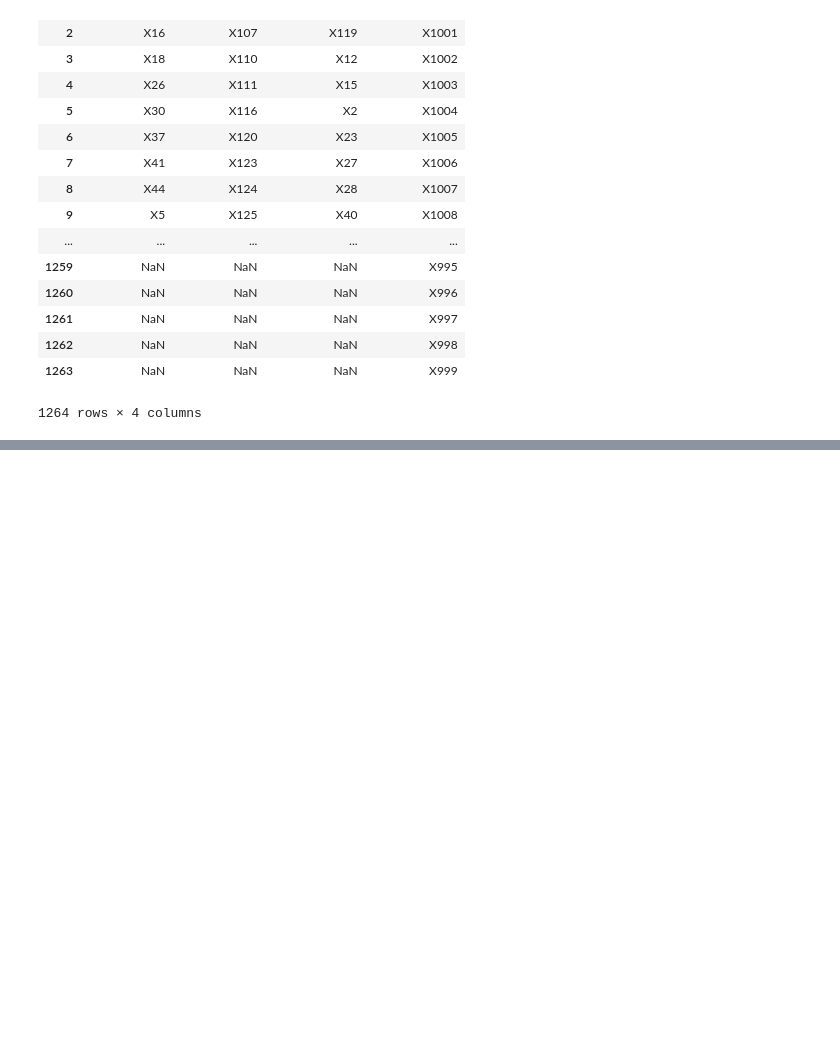
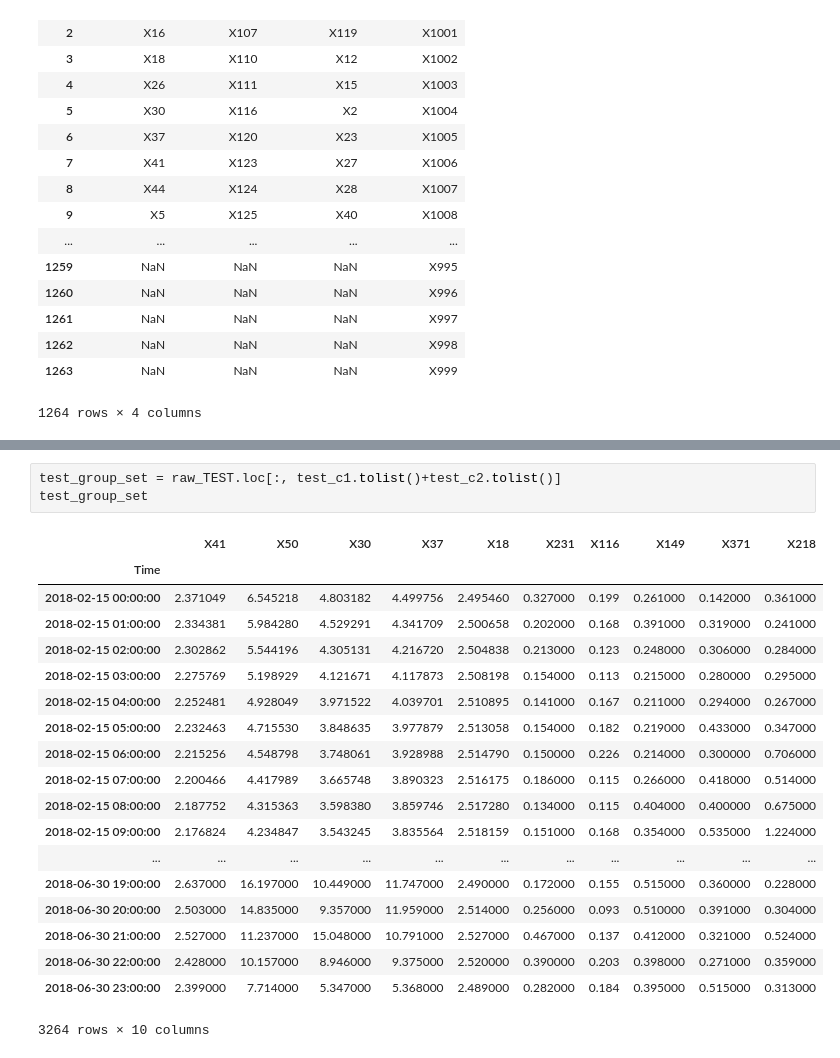
Before and after one commit to yagippi27/DACON_CONTEST_2019, a Jupyter notebook: SUHYUN/LSTM after clustering.ipynb, the cells around one changed output, grey strips where cells are left out. Cells and saved outputs as stored; diff of their text form; blank space fills up the shorter version.

```diff
--- a/SUHYUN/LSTM after clustering.ipynb
+++ b/SUHYUN/LSTM after clustering.ipynb
@@ -194,0 +115,23 @@ test_group_set.sort_index()
+# %%
+test_group_set = raw_TEST.loc[:, test_c1.tolist()+test_c2.tolist()]
+test_group_set
+# %% [output]
+|  | X41 | X50 | X30 | X37 | X18 | X231 | X116 | X149 | X371 | X218 |
+| Time |  |  |  |  |  |  |  |  |  |  |
+| 2018-02-15 00:00:00 | 2.371049 | 6.545218 | 4.803182 | 4.499756 | 2.495460 | 0.327000 | 0.199 | 0.261000 | 0.142000 | 0.361000 |
+| 2018-02-15 01:00:00 | 2.334381 | 5.984280 | 4.529291 | 4.341709 | 2.500658 | 0.202000 | 0.168 | 0.391000 | 0.319000 | 0.241000 |
+| 2018-02-15 02:00:00 | 2.302862 | 5.544196 | 4.305131 | 4.216720 | 2.504838 | 0.213000 | 0.123 | 0.248000 | 0.306000 | 0.284000 |
+| 2018-02-15 03:00:00 | 2.275769 | 5.198929 | 4.121671 | 4.117873 | 2.508198 | 0.154000 | 0.113 | 0.215000 | 0.280000 | 0.295000 |
+| 2018-02-15 04:00:00 | 2.252481 | 4.928049 | 3.971522 | 4.039701 | 2.510895 | 0.141000 | 0.167 | 0.211000 | 0.294000 | 0.267000 |
+| 2018-02-15 05:00:00 | 2.232463 | 4.715530 | 3.848635 | 3.977879 | 2.513058 | 0.154000 | 0.182 | 0.219000 | 0.433000 | 0.347000 |
+| 2018-02-15 06:00:00 | 2.215256 | 4.548798 | 3.748061 | 3.928988 | 2.514790 | 0.150000 | 0.226 | 0.214000 | 0.300000 | 0.706000 |
+| 2018-02-15 07:00:00 | 2.200466 | 4.417989 | 3.665748 | 3.890323 | 2.516175 | 0.186000 | 0.115 | 0.266000 | 0.418000 | 0.514000 |
+| 2018-02-15 08:00:00 | 2.187752 | 4.315363 | 3.598380 | 3.859746 | 2.517280 | 0.134000 | 0.115 | 0.404000 | 0.400000 | 0.675000 |
+| 2018-02-15 09:00:00 | 2.176824 | 4.234847 | 3.543245 | 3.835564 | 2.518159 | 0.151000 | 0.168 | 0.354000 | 0.535000 | 1.224000 |
+| ... | ... | ... | ... | ... | ... | ... | ... | ... | ... | ... |
+| 2018-06-30 19:00:00 | 2.637000 | 16.197000 | 10.449000 | 11.747000 | 2.490000 | 0.172000 | 0.155 | 0.515000 | 0.360000 | 0.228000 |
+| 2018-06-30 20:00:00 | 2.503000 | 14.835000 | 9.357000 | 11.959000 | 2.514000 | 0.256000 | 0.093 | 0.510000 | 0.391000 | 0.304000 |
+| 2018-06-30 21:00:00 | 2.527000 | 11.237000 | 15.048000 | 10.791000 | 2.527000 | 0.467000 | 0.137 | 0.412000 | 0.321000 | 0.524000 |
+| 2018-06-30 22:00:00 | 2.428000 | 10.157000 | 8.946000 | 9.375000 | 2.520000 | 0.390000 | 0.203 | 0.398000 | 0.271000 | 0.359000 |
+| 2018-06-30 23:00:00 | 2.399000 | 7.714000 | 5.347000 | 5.368000 | 2.489000 | 0.282000 | 0.184 | 0.395000 | 0.515000 | 0.313000 |
+3264 rows × 10 columns
```
Also changed, not shown: parts of 17 cells of this notebook, 5 other files.
